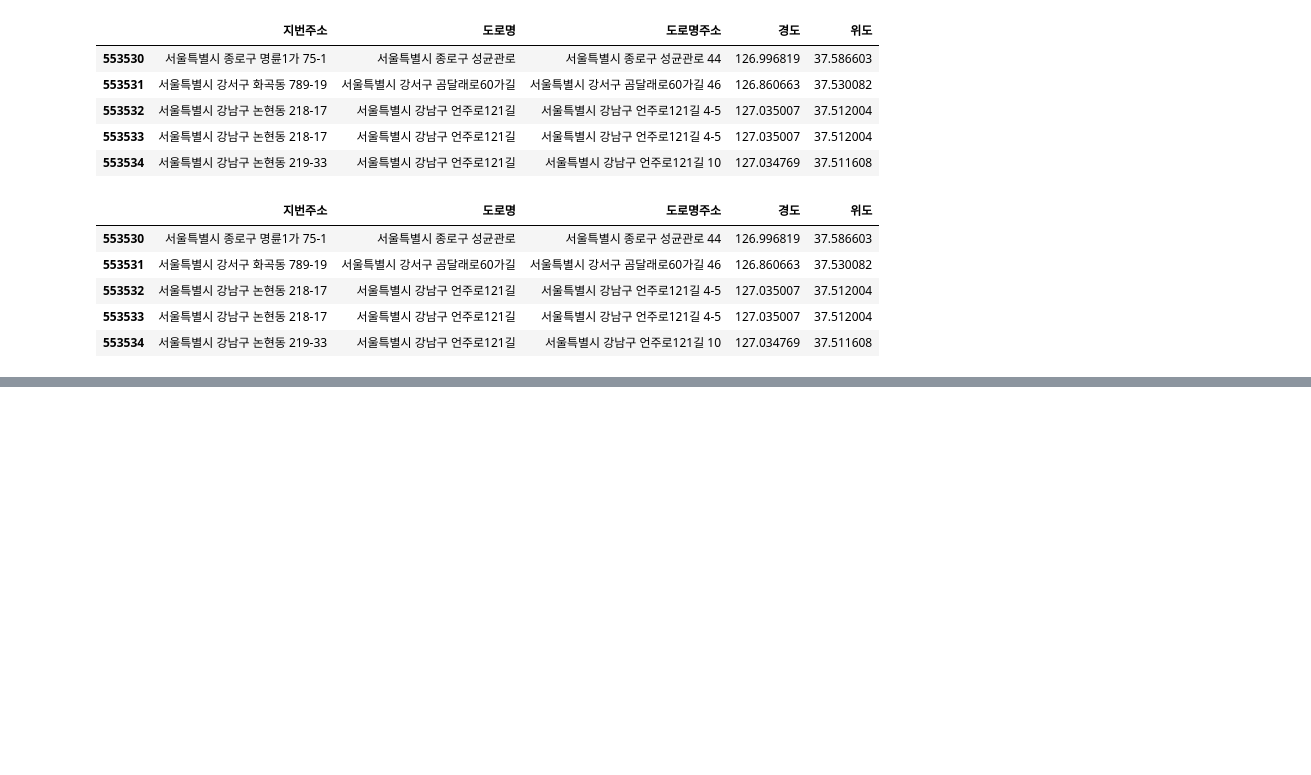
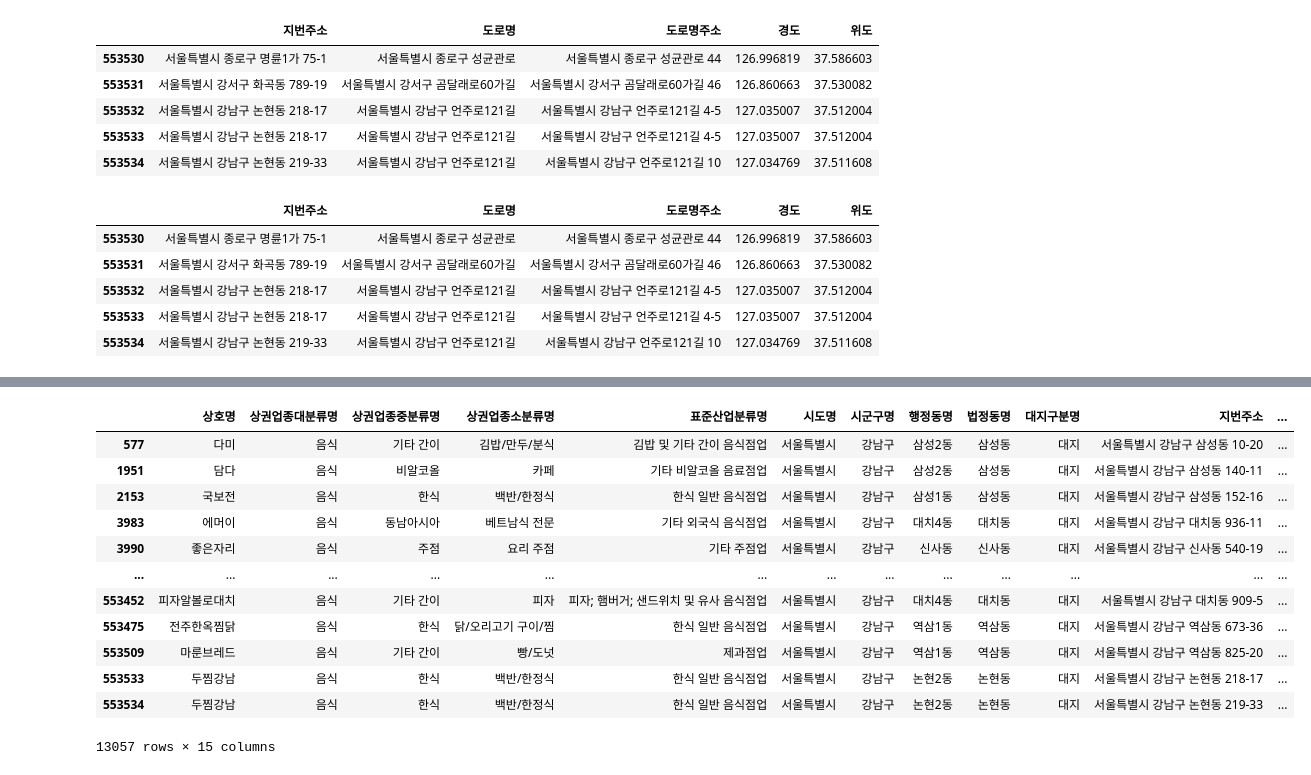
Before and after one commit to JongHyun070105/BigDataAnalyzing2025, a Jupyter notebook: 상가상권정보_30710.ipynb, the cells around one changed output, grey strips where cells are left out. Cells and saved outputs as stored; diff of their text form; code cells hidden in the pictures; blank space fills up the shorter version.

```diff
--- a/상가상권정보_30710.ipynb
+++ b/상가상권정보_30710.ipynb
@@ -580,0 +710,17 @@ df.loc[553530:,'지번주소' :]
+# %%
+# 상권업종대분류명이 음식이면서 시군구명이 강남구인 데이터 가져오기
+df[(df['시군구명'] == '강남구') & (df['상권업종대분류명'] == '음식')]
+# %% [output]
+|  | 상호명 | 상권업종대분류명 | 상권업종중분류명 | 상권업종소분류명 | 표준산업분류명 | 시도명 | 시군구명 | 행정동명 | 법정동명 | 대지구분명 | 지번주소 | ... |
+| 577 | 다미 | 음식 | 기타 간이 | 김밥/만두/분식 | 김밥 및 기타 간이 음식점업 | 서울특별시 | 강남구 | 삼성2동 | 삼성동 | 대지 | 서울특별시 강남구 삼성동 10-20 | ... |
+| 1951 | 담다 | 음식 | 비알코올 | 카페 | 기타 비알코올 음료점업 | 서울특별시 | 강남구 | 삼성2동 | 삼성동 | 대지 | 서울특별시 강남구 삼성동 140-11 | ... |
+| 2153 | 국보전 | 음식 | 한식 | 백반/한정식 | 한식 일반 음식점업 | 서울특별시 | 강남구 | 삼성1동 | 삼성동 | 대지 | 서울특별시 강남구 삼성동 152-16 | ... |
+| 3983 | 에머이 | 음식 | 동남아시아 | 베트남식 전문 | 기타 외국식 음식점업 | 서울특별시 | 강남구 | 대치4동 | 대치동 | 대지 | 서울특별시 강남구 대치동 936-11 | ... |
+| 3990 | 좋은자리 | 음식 | 주점 | 요리 주점 | 기타 주점업 | 서울특별시 | 강남구 | 신사동 | 신사동 | 대지 | 서울특별시 강남구 신사동 540-19 | ... |
+| ... | ... | ... | ... | ... | ... | ... | ... | ... | ... | ... | ... | ... |
+| 553452 | 피자알볼로대치 | 음식 | 기타 간이 | 피자 | 피자; 햄버거; 샌드위치 및 유사 음식점업 | 서울특별시 | 강남구 | 대치4동 | 대치동 | 대지 | 서울특별시 강남구 대치동 909-5 | ... |
+| 553475 | 전주한옥찜닭 | 음식 | 한식 | 닭/오리고기 구이/찜 | 한식 일반 음식점업 | 서울특별시 | 강남구 | 역삼1동 | 역삼동 | 대지 | 서울특별시 강남구 역삼동 673-36 | ... |
+| 553509 | 마룬브레드 | 음식 | 기타 간이 | 빵/도넛 | 제과점업 | 서울특별시 | 강남구 | 역삼1동 | 역삼동 | 대지 | 서울특별시 강남구 역삼동 825-20 | ... |
+| 553533 | 두찜강남 | 음식 | 한식 | 백반/한정식 | 한식 일반 음식점업 | 서울특별시 | 강남구 | 논현2동 | 논현동 | 대지 | 서울특별시 강남구 논현동 218-17 | ... |
+| 553534 | 두찜강남 | 음식 | 한식 | 백반/한정식 | 한식 일반 음식점업 | 서울특별시 | 강남구 | 논현2동 | 논현동 | 대지 | 서울특별시 강남구 논현동 219-33 | ... |
+13057 rows × 15 columns
```
Also changed, not shown: parts of 26 cells of this notebook.
